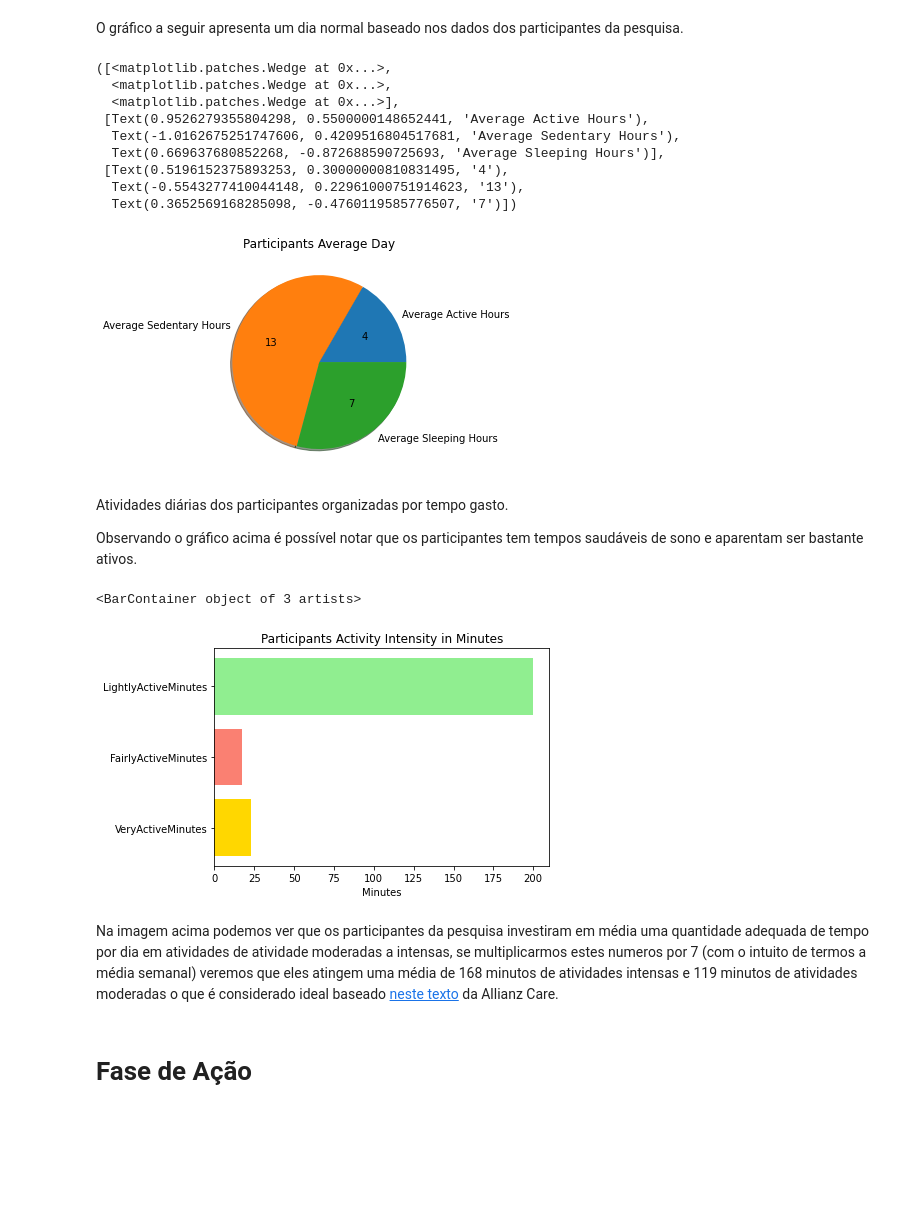
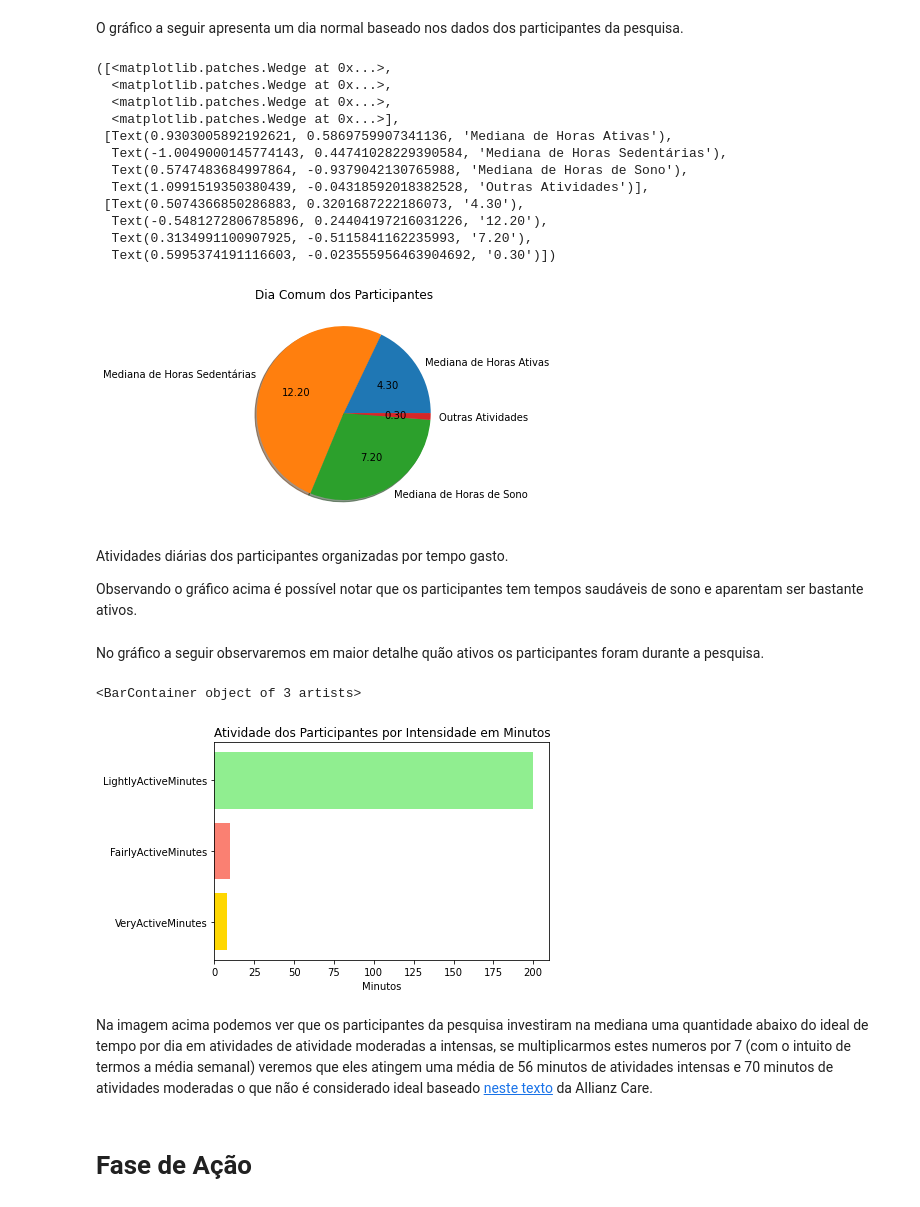
Before and after one commit to 941007/Projetos, a Jupyter notebook: bellabeat_case_study-traduzido.ipynb, the cells around one changed output. Cells and saved outputs as stored; diff of their text form; code cells hidden in the pictures; blank space fills up the shorter version.

Commit message:
Correção de texto e análise estatística.

```diff
--- a/bellabeat_case_study-traduzido.ipynb
+++ b/bellabeat_case_study-traduzido.ipynb
@@ -451,23 +445,26 @@ ___
 # %% [markdown]
 O gráfico a seguir apresenta um dia normal baseado nos dados dos participantes da pesquisa.
 # %%
-data = [4, 13, 7]
+data = [4.3, 12.2, 7.2, 0.3]
 total = sum(data)
-labels = ['Média de Horas Ativas', 'Média de Horas Sedentárias', 'Média de Horas de Sono']
+labels = ['Mediana de Horas Ativas', 'Mediana de Horas Sedentárias', 'Mediana de Horas de Sono' , 'Outras Atividades']
 
 plt.title('Dia Comum dos Participantes')
-plt.pie(data, labels = labels, autopct= lambda p: '{:.0f}'.format(p * total / 100), shadow = True)
+plt.pie(data, labels = labels, autopct= lambda p: '{:.02f}'.format(p * total / 100), shadow = True)
 # %% [output]
 ([<matplotlib.patches.Wedge at 0x...>,
   <matplotlib.patches.Wedge at 0x...>,
+  <matplotlib.patches.Wedge at 0x...>,
   <matplotlib.patches.Wedge at 0x...>],
- [Text(0.9526279355804298, 0.5500000148652441, 'Average Active Hours'),
-  Text(-1.0162675251747606, 0.4209516804517681, 'Average Sedentary Hours'),
-  Text(0.669637680852268, -0.872688590725693, 'Average Sleeping Hours')],
- [Text(0.5196152375893253, 0.30000000810831495, '4'),
-  Text(-0.5543277410044148, 0.22961000751914623, '13'),
-  Text(0.3652569168285098, -0.4760119585776507, '7')])
+ [Text(0.9303005892192621, 0.5869759907341136, 'Mediana de Horas Ativas'),
+  Text(-1.0049000145774143, 0.44741028229390584, 'Mediana de Horas Sedentárias'),
+  Text(0.5747483684997864, -0.9379042130765988, 'Mediana de Horas de Sono'),
+  Text(1.0991519350380439, -0.04318592018382528, 'Outras Atividades')],
+ [Text(0.5074366850286883, 0.3201687222186073, '4.30'),
+  Text(-0.5481272806785896, 0.24404197216031226, '12.20'),
+  Text(0.3134991100907925, -0.5115841162235993, '7.20'),
+  Text(0.5995374191116603, -0.023555956463904692, '0.30')])
-[figure, old version]
+[figure, new version]
 # %% [markdown]
 Atividades diárias dos participantes organizadas por tempo gasto.
 
@@ -477,15 +472,17 @@ No gráfico a seguir observaremos em maior detalhe quão ativos os participantes
+# %% [markdown]
+No gráfico a seguir observaremos em maior detalhe quão ativos os participantes foram durante a pesquisa.
 # %%
 label = ['VeryActiveMinutes', 'FairlyActiveMinutes', 'LightlyActiveMinutes']
-data = [23, 17, 200]
+data = [8, 10, 200]
 
-plt.title('Participants Activity Intensity in Minutes')
-plt.xlabel('Minutes')
+plt.title('Atividade dos Participantes por Intensidade em Minutos')
+plt.xlabel('Minutos')
 plt.barh(label, data, color=['gold', 'salmon', 'lightgreen'], )
 # %% [output]
 <BarContainer object of 3 artists>
-[figure, old version]
+[figure, new version]
 # %% [markdown]
-Na imagem acima podemos ver que os participantes da pesquisa investiram em média uma quantidade adequada de tempo por dia em atividades de atividade moderadas a intensas, se multiplicarmos estes numeros por 7 (com o intuito de termos a média semanal) veremos que eles atingem uma média de 168 minutos de atividades intensas e 119 minutos de atividades moderadas o que é considerado ideal baseado [neste texto](https://www.allianzcare.com/en/about-us/blog/2020/01/sedentary-life.html) da Allianz Care.
+Na imagem acima podemos ver que os participantes da pesquisa investiram na mediana uma quantidade abaixo do ideal de tempo por dia em atividades de atividade moderadas a intensas, se multiplicarmos estes numeros por 7 (com o intuito de termos a média semanal) veremos que eles atingem uma média de 56 minutos de atividades intensas e 70 minutos de atividades moderadas o que não é considerado ideal baseado [neste texto](https://www.allianzcare.com/en/about-us/blog/2020/01/sedentary-life.html) da Allianz Care.
 # %% [markdown]
 # Fase de Ação
 # %% [markdown]
```
Also changed, not shown: parts of 20 cells of this notebook.
